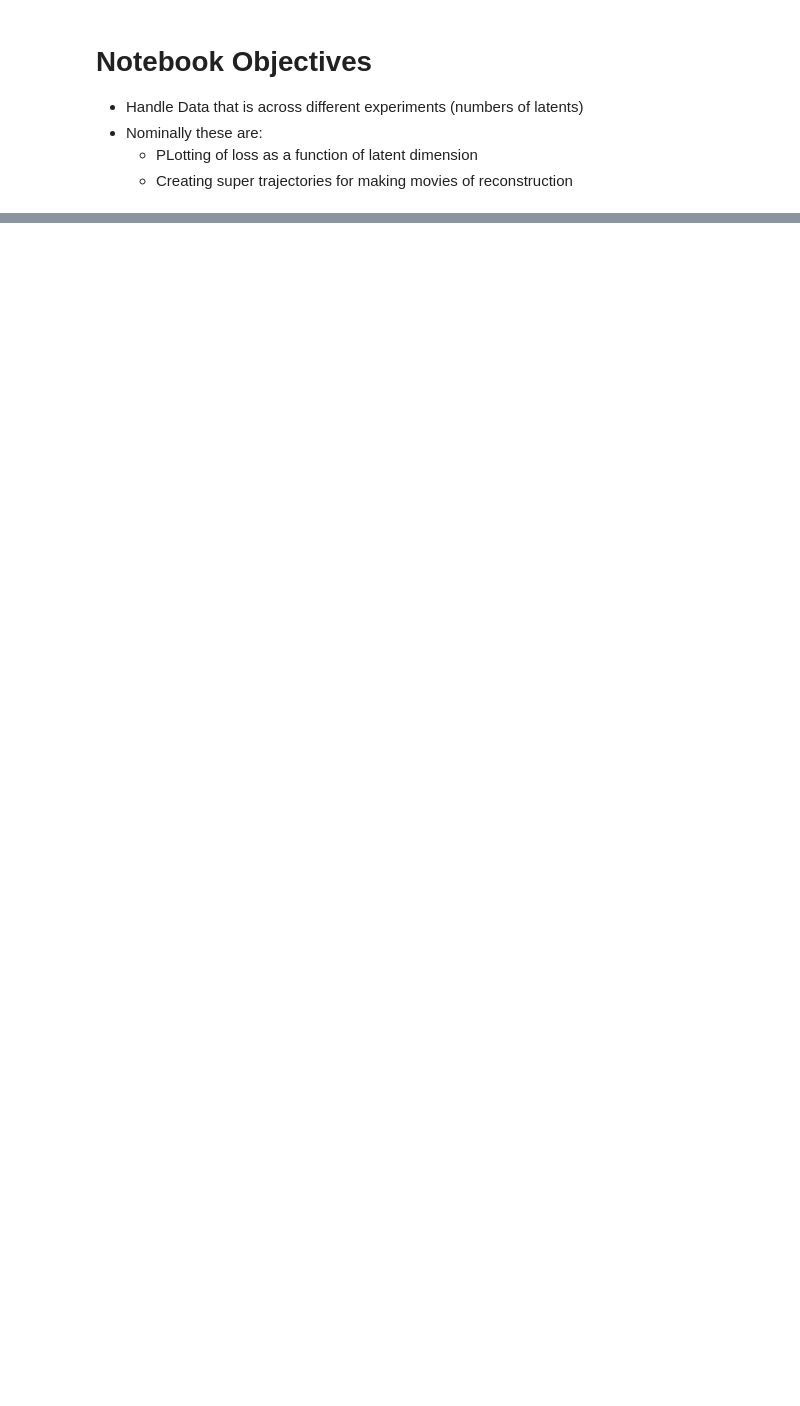
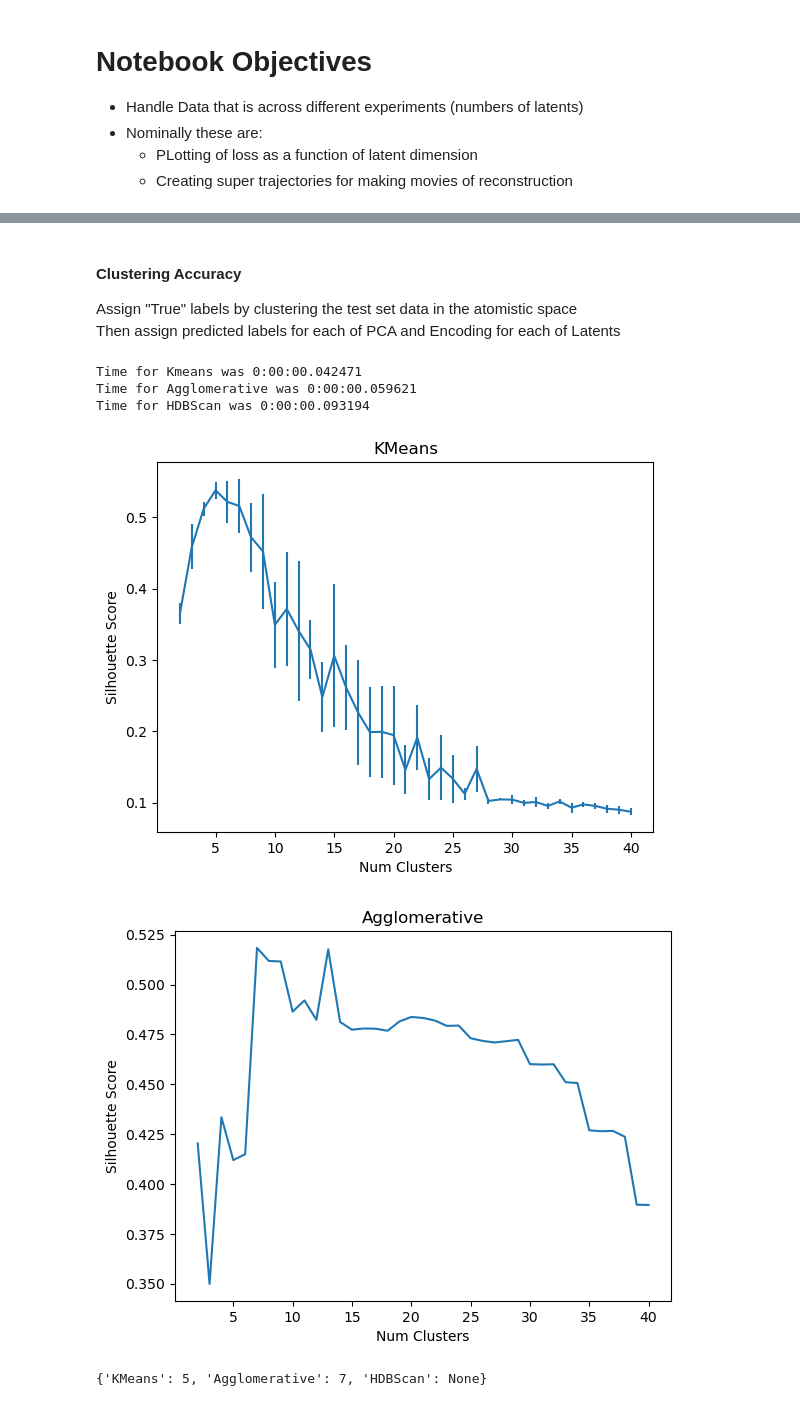
Before and after one commit to CCBatIIT/Deep-MMS, a Jupyter notebook: Multi-Analysis.ipynb, the cells around one changed output, grey strips where cells are left out. Cells and saved outputs as stored; diff of their text form; code cells hidden in the pictures; blank space fills up the shorter version.

```diff
--- a/Multi-Analysis.ipynb
+++ b/Multi-Analysis.ipynb
@@ -132 +159,17 @@ class NN_Multi_Analyzer():
+# %%
+#No Updates necessary below this line to change systems
+json_wildcard, nc_wildcard, ckpt_wildcard = wd_cards
+
+json_fns = sorted(glob.glob(json_wildcard))
+netcdf_fns = sorted(glob.glob(nc_wildcard))
+all_checkpoint_dirs = sorted(glob.glob(ckpt_wildcard))
+
+checkpoint_dirs = []
+#Two checkpoints per model, always take the latest one
+indices = range(1, len(all_checkpoint_dirs)+1, 2)
+for ind in indices:
+    checkpoint_dirs.append(all_checkpoint_dirs[ind])
+
+assert len(json_fns) == len(netcdf_fns)
+assert len(json_fns) == len(checkpoint_dirs)
 # %%
@@ -199,6 +242,7 @@ for i in range(len(json_fns)):
 #########################################################
 # %%
 json_params_series = []
+
 for json_fn in json_fns:
     #Json files were on Bridges2, doctor for this analysis
     with open(json_fn, 'r') as f:
@@ -208,7 +252,7 @@ for json_fn in json_fns:
     #/ocean/projects/mcb160011p/josephdb/githubs/Deep-MMS/ -> /media/volume/sdb/githubs/Deep-MMS/
     for key in ["fname_dcd", "fname_prmtop", "save_dir"]:
         json_params[key] = json_params[key].replace("/ocean/projects/mcb160011p/josephdb/",
-                                                    "/media/volume/Joseph-Large/")
+                                                    "/media/volume/Josephs-Volume/")
         json_params[key] = json_params[key].replace("/ocean/projects/mcb160011p/abahl/",
                                                     "/media/volume/Aryan-s-Volume/")
         #print(os.path.isfile(json_params[key]))
@@ -377,0 +357,5 @@ last_epoch_plot(self, f'Length of Training - {system}')
+# %% [markdown]
+#### Clustering Accuracy
+
+Assign "True" labels by clustering the test set data in the atomistic space\
+Then assign predicted labels for each of PCA and Encoding for each of Latents
@@ -377,0 +370,31 @@ last_epoch_plot(self, f'Length of Training - {system}')
+# %%
+#Get test frames
+test_frames = self.experiments['2 Latents'].test_data
+assert False not in [jnp.all(self.experiments['2 Latents'].test_data == self.experiments[key].test_data) for key in self.experiments.keys()]
+
+#Get distance matrix of the test frames
+def dist_matrix_row(a, bs):
+    return jax.vmap(atom_rmsd, in_axes=(None, 0))(a, bs)
+
+def rmsd_distance_matrix(frames):
+    dist_mat = jnp.empty((frames.shape[0], frames.shape[0]))
+    for i in range(test_frames.shape[0]):
+        dist_mat = dist_mat.at[i].set(dist_matrix_row(test_frames[i], test_frames))
+    return dist_mat
+
+test_distance_matrix = rmsd_distance_matrix(test_frames)
+# %%
+start = datetime.now()
+labels_Kmeans = KMeans(n_clusters=6).fit_predict(test_frames)
+check1 = datetime.now()
+print(f"Time for Kmeans was {check1 - start}")
+labels_Agg = AgglomerativeClustering(n_clusters=6, metric='precomputed', linkage='complete').fit_predict(test_distance_matrix)
+check2 = datetime.now()
+print(f"Time for Agglomerative was {check2 - check1}")
+labels_HDB = HDBSCAN(metric='precomputed').fit_predict(test_distance_matrix)
+check3 = datetime.now()
+print(f"Time for HDBScan was {check3 - check2}")
+# %% [output]
+Time for Kmeans was 0:00:00.042471
+Time for Agglomerative was 0:00:00.059621
+Time for HDBScan was 0:00:00.093194
@@ -377,0 +442,13 @@ last_epoch_plot(self, f'Length of Training - {system}')
+# %%
+optimal_nums_clusters = {}
+
+for key in clustering_methods.keys():
+    if key in methods_without_nums_clusters:
+        optimal_nums_clusters[key] = None
+    else:
+        optimal_nums_clusters[key] = num_clusters_by_method(key, plot=True)
+print(optimal_nums_clusters)
+# %% [output]
+[figure, added]
+[figure, added]
+{'KMeans': 5, 'Agglomerative': 7, 'HDBScan': None}
```
Also changed, not shown: parts of 39 cells of this notebook, 1 other file.
